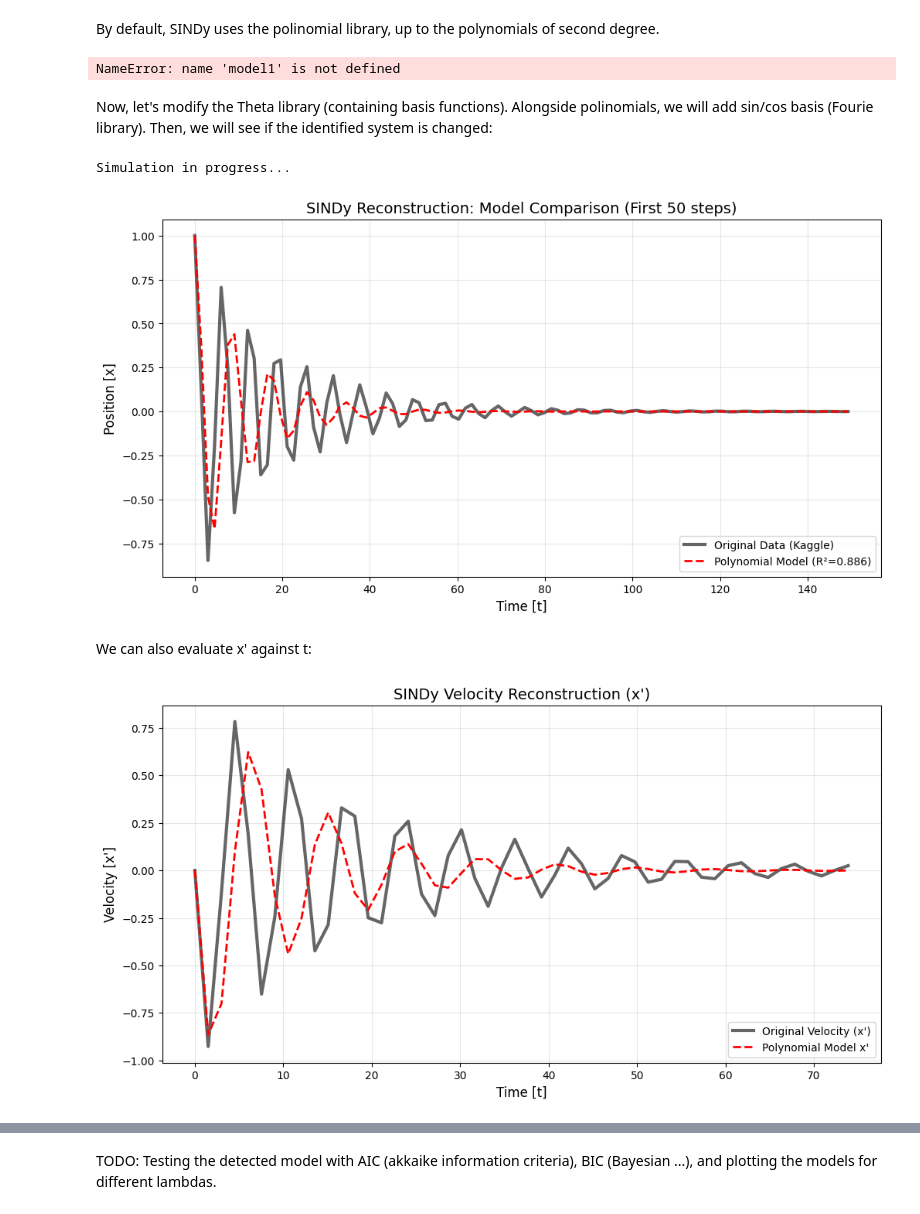
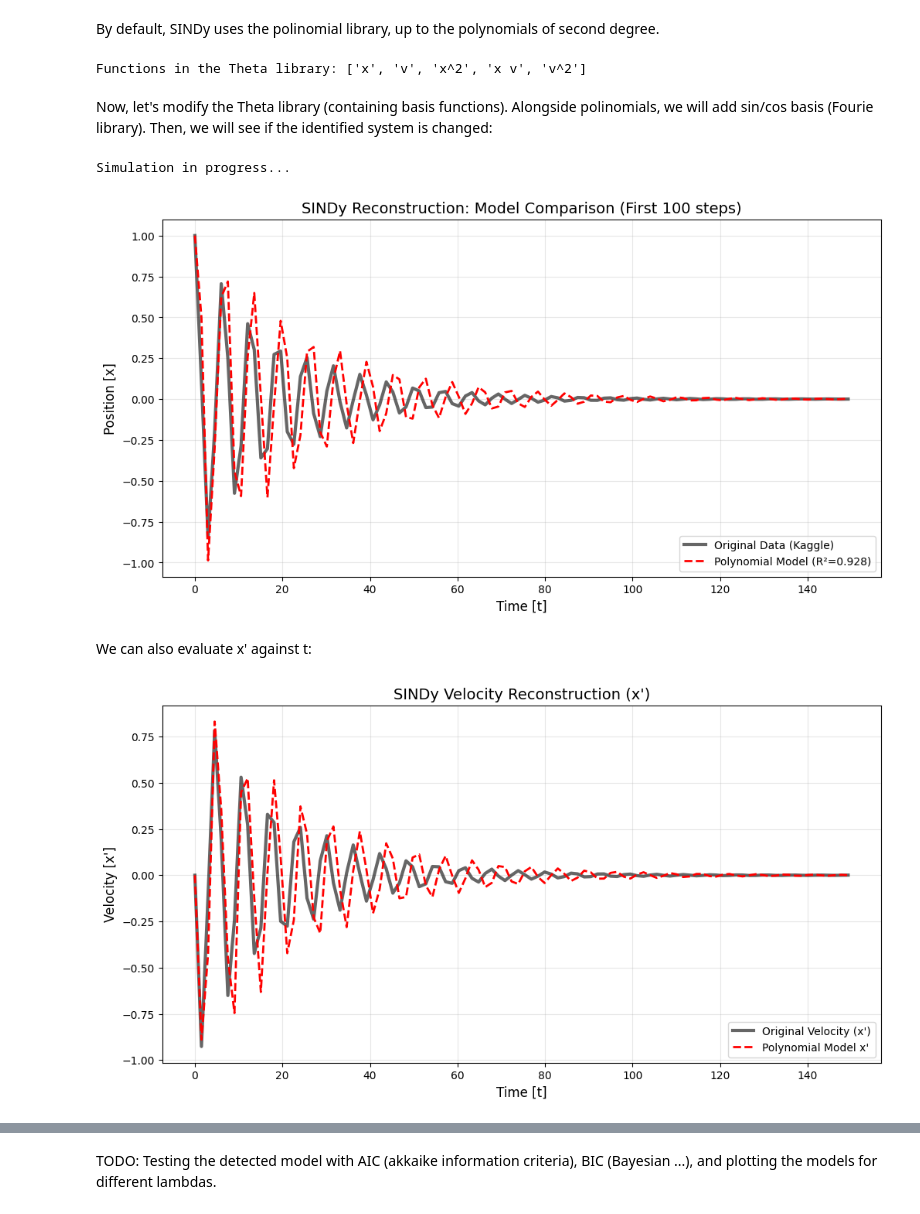
Before and after one commit to luka-lehotski/SINDy-rs, a Jupyter notebook: intro.ipynb, the cells around one changed output, grey strips where cells are left out. Drawn from its saved outputs; the diff is of its cells as text; code cells hidden in the pictures.

Commit message:
Tested SINDy on synthtetic data

```diff
--- a/intro.ipynb
+++ b/intro.ipynb
@@ -24,6 +24,7 @@ Extracting the variables from the dataset
 # %%
 t = data[:, 0]
 X = data[:, 1:3]
+dt = t[1]-t[0]
 # %% [markdown]
 Let's see what SINDy identifies by default. We use the STSLQ as an L1 regularization in the sparse regression.
 # %%
@@ -38,11 +41,11 @@ sindy_diff = SpectralDerivative()
 
 # 2. BIBLIOTEKA: Strogo linearna bez bias-a
 # Znamo da sistem osciluje oko nule i da nema nelinearnih sila
-poly_library = PolynomialLibrary(degree=1, include_bias=False)
+poly_library = PolynomialLibrary(degree=2, include_bias=False)
 
 # 3. OPTIMIZER: STLSQ sa umerenim pragom
-# normalize_columns je ključno jer x i v mogu imati različite amplitude
-optimizer = STLSQ(threshold=0.046, normalize_columns=True)
+# normalize_columns je ključno jer xi v mogu imati različite amplitude
+optimizer = STLSQ(threshold=0.05, normalize_columns=True)
 
 # 4. SASTAVLJANJE MODELA
 model_final = ps.SINDy(
@@ -52,7 +55,7 @@ model_final = ps.SINDy(
 )
 
 # 5. FITOVANJE (Obavezno prosledi t)
-model_final.fit(X, t=t, feature_names=["x", "v"])
+model_final.fit(X, t=dt, feature_names=["x", "v"])
 
 # --- REZULTATI ---
 print("--- Finalno identifikovan sistem ---")
@@ -119,43 +67,43 @@ analyze_filter(t, X[:, 0], window_lengths=[3, 5, 7])
 # %% [markdown]
 By default, SINDy uses the polinomial library, up to the polynomials of second degree.
 # %%
-feature_names = model1.get_feature_names()
+feature_names = model_final.get_feature_names()
 print("Functions in the Theta library:", feature_names)
 # %% [output]
-NameError: name 'model1' is not defined
+Functions in the Theta library: ['x', 'v', 'x^2', 'x v', 'v^2']
 # %% [markdown]
 Now, let's modify the Theta library (containing basis functions). Alongside polinomials, we will add sin/cos basis (Fourie library). Then, we will see if the identified system is changed:
 # %%
 # --- 1. SIMULATION ---
 # We simulate the first 50 points for a quick performance check
 num_steps = 100
 t_test = t[:num_steps]
 
 print("Simulation in progress...")
 # model1: Polynomial library only
-x_sim_poly = model1.simulate(X[0], t_test)
+x_sim_poly = model_final.simulate(X[0], t_test)
 
 
 # --- 2. TIME SERIES PLOT ---
 plt.figure(figsize=(12, 6))
 
 # Original Data (Target)
 plt.plot(t_test, X[:num_steps, 0], 'k', alpha=0.6, lw=3, label='Original Data (Kaggle)')
 
 # Model 1 reconstruction
-plt.plot(t_test, x_sim_poly[:, 0], 'r--', lw=2, label=f'Polynomial Model (R²={model1.score(X, t=t):.3f})')
+plt.plot(t_test, x_sim_poly[:, 0], 'r--', lw=2, label=f'Polynomial Model (R²={model_final.score(X, t=dt):.3f})')
 
 
 
-plt.title("SINDy Reconstruction: Model Comparison (First 50 steps)", fontsize=14)
+plt.title("SINDy Reconstruction: Model Comparison (First 100 steps)", fontsize=14)
 plt.xlabel("Time [t]", fontsize=12)
 plt.ylabel("Position [x]", fontsize=12)
 plt.legend(loc='lower right')
 plt.grid(True, alpha=0.3)
 plt.show()
 # %% [output]
 Simulation in progress...
-[figure, old version]
+[figure, new version]
 # %% [markdown]
 We can also evaluate x' against t:
 # %%
@@ -175,7 +123,7 @@ plt.legend(loc='lower right')
 plt.grid(True, alpha=0.3)
 plt.show()
 # %% [output]
-[figure, old version]
+[figure, new version]
 # %%
 plt.figure(figsize=(8, 8))
 
```
Also changed, not shown: parts of 8 cells of this notebook.
